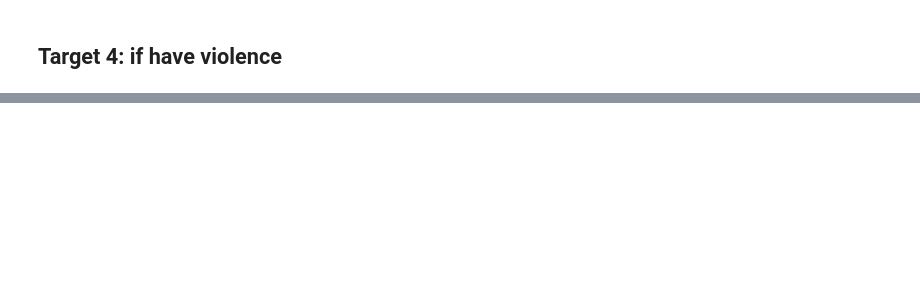
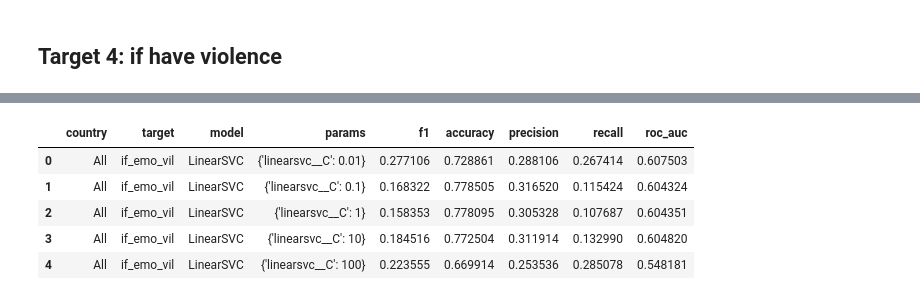
Before and after one commit to keiraou/ML-final-project, a Jupyter notebook: classification_ensembles_analysis.ipynb, the cells around one changed output, grey strips where cells are left out. Saved outputs shown, nothing was run; the diff lists cells and outputs as text; code cells hidden in the pictures; blank space fills up the shorter version.

```diff
--- a/classification_ensembles_analysis.ipynb
+++ b/classification_ensembles_analysis.ipynb
@@ -545,0 +572,3 @@ result, eval, coeffs = pipeline_classification.analyze_country\
+# %%
+result, coeffs = pipeline_classification.analyze_country\
+    (X_train, X_test, y_train1, y_test1, 'All', 'if_emo_vil', 0.5, 'SVC')
@@ -545,0 +577,9 @@ result, eval, coeffs = pipeline_classification.analyze_country\
+# %%
+result
+# %% [output]
+|  | country | target | model | params | f1 | accuracy | precision | recall | roc_auc |
+| 0 | All | if_emo_vil | LinearSVC | {'linearsvc__C': 0.01} | 0.277106 | 0.728861 | 0.288106 | 0.267414 | 0.607503 |
+| 1 | All | if_emo_vil | LinearSVC | {'linearsvc__C': 0.1} | 0.168322 | 0.778505 | 0.316520 | 0.115424 | 0.604324 |
+| 2 | All | if_emo_vil | LinearSVC | {'linearsvc__C': 1} | 0.158353 | 0.778095 | 0.305328 | 0.107687 | 0.604351 |
+| 3 | All | if_emo_vil | LinearSVC | {'linearsvc__C': 10} | 0.184516 | 0.772504 | 0.311914 | 0.132990 | 0.604820 |
+| 4 | All | if_emo_vil | LinearSVC | {'linearsvc__C': 100} | 0.223555 | 0.669914 | 0.253536 | 0.285078 | 0.548181 |
```
Also changed, not shown: parts of 27 cells of this notebook, 1 other file.
